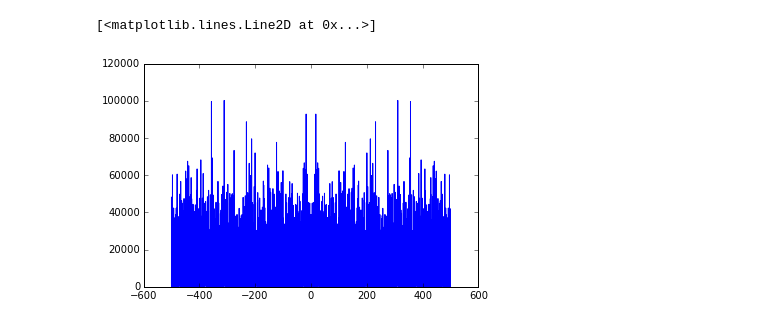
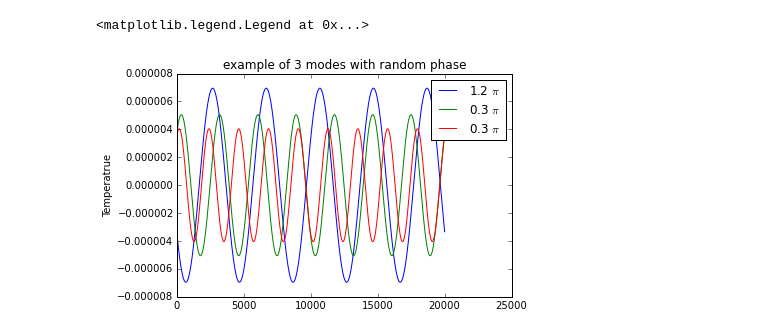
Before and after one commit to chenjj2/DS-seminar, a Jupyter notebook: CMB/Random Field.ipynb, the cells around one changed output. Saved outputs shown, nothing was run; the diff lists cells and outputs as text; code cells hidden in the pictures.

```diff
--- a/CMB/Random Field.ipynb
+++ b/CMB/Random Field.ipynb
@@ -31,10 +7,19 @@ plt.plot(x, gauss_scale, 'b.'); plt.plot(x, scale, 'r'); plt.xlim([0,2])
-# %%
-fft = np.fft.fft(gauss_scale)
-freq = np.fft.fftfreq(len(fft), 1/f_s)
-fft_shifted = np.fft.fftshift(fft)
-freq_shifted = np.fft.fftshift(freq)
-plt.plot(freq_shifted, np.abs(fft_shifted)**2.);
-#plt.xlim([0,20]); plt.ylim([0,1e23])
-# %% [output]
-[<matplotlib.lines.Line2D at 0x...>]
-[figure, removed]
+# %%
+f = pyfits.open('camb_28841594_scalcls.fits')
+power = f[1].data.field('temperature')
+n_modes = np.size(power)
+# flatten the first 10 modes
+yamp = power**0.5; yamp[0:10] = yamp[0:10]*0.0
+# sample spectra at *10 the number of modes
+samp = 10.0; n = n_modes * samp; xax = np.arange(n)/samp
+# %%
+for i in range(10,20,4):
+    phase = np.random.uniform(0, np.pi*2)
+    a_tmp = yamp[i]*np.sin(xax*np.pi*i/n_modes+phase)
+    plt.plot(a_tmp, label=r'%3.1f $\pi$' %(phase/np.pi))
+plt.title('example of 3 modes with random phase')
+plt.ylabel('Temperatrue')
+plt.legend()
+# %% [output]
+<matplotlib.legend.Legend at 0x...>
+[figure, added]
```
Also changed, not shown: parts of 8 cells of this notebook, 5 other files.
